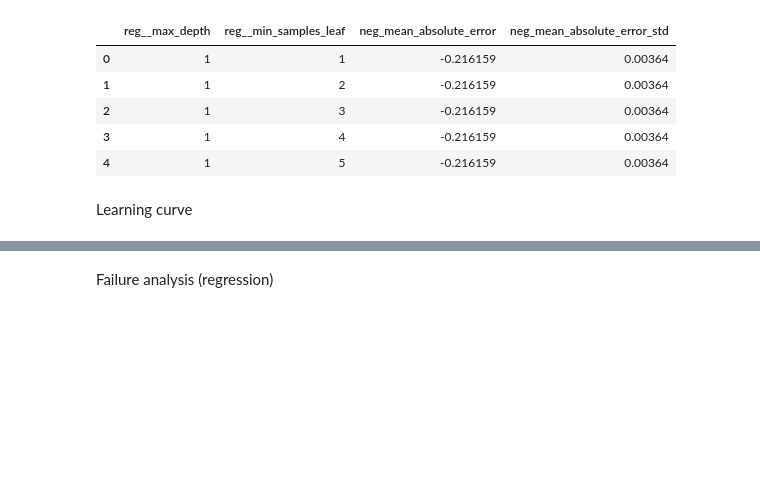
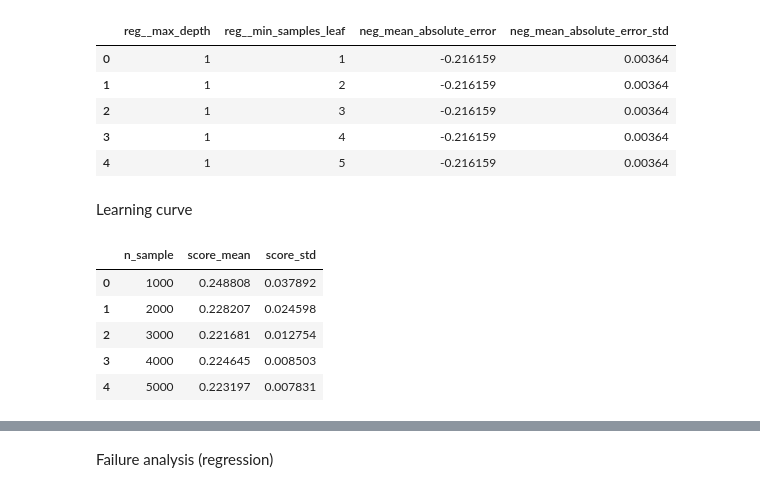
Before and after one commit to NDuan-510/MADS-MS2-Uber-Analysis, a Jupyter notebook: 4.3. Supervised Model evaluation & Failure analysis (booking rating) (lite).ipynb, the cells around one changed output, grey strips where cells are left out. Saved outputs shown, nothing was run; the diff lists cells and outputs as text; code cells hidden in the pictures; blank space fills up the shorter version.

```diff
--- a/4.3. Supervised Model evaluation & Failure analysis (booking rating) (lite).ipynb
+++ b/4.3. Supervised Model evaluation & Failure analysis (booking rating) (lite).ipynb
@@ -248,23 +249,31 @@ Learning curve
 # %%
 try:
     os.makedirs(f'{base_directory}/evaluation', exist_ok=True)
     if not recalculate_evaluation:
         result_df = pd.read_csv(base_directory + '/evaluation/customer_rating_learning_curve.csv')
     else:
         raise Exception('Recalculating learning curve')
 except:
     _,_,result_df = evaluation.learning_curve_test(
     model,train_data,
     target_col='Customer Rating_fill',
     sample_range=np.linspace(1000,35000,35).astype(int),
     scorer = make_scorer(mean_absolute_error),
     stratify=False,
-    n_jobs=-1
+    n_jobs=-1,
+    random_state=0
     )
 
     result_df.to_csv(base_directory + '/evaluation/customer_rating_learning_curve.csv',index=False)
 
 result_df.head(5)
+# %% [output]
+|  | n_sample | score_mean | score_std |
+| 0 | 1000 | 0.248808 | 0.037892 |
+| 1 | 2000 | 0.228207 | 0.024598 |
+| 2 | 3000 | 0.221681 | 0.012754 |
+| 3 | 4000 | 0.224645 | 0.008503 |
+| 4 | 5000 | 0.223197 | 0.007831 |
 # %%
 # Learning curve plot
 
```
Also changed, not shown: parts of 3 cells of this notebook, 6 other files.
